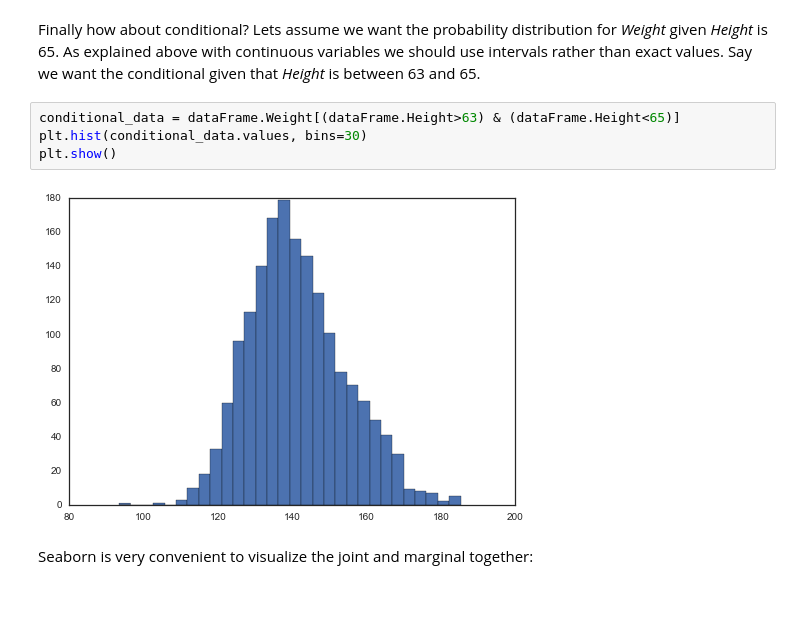
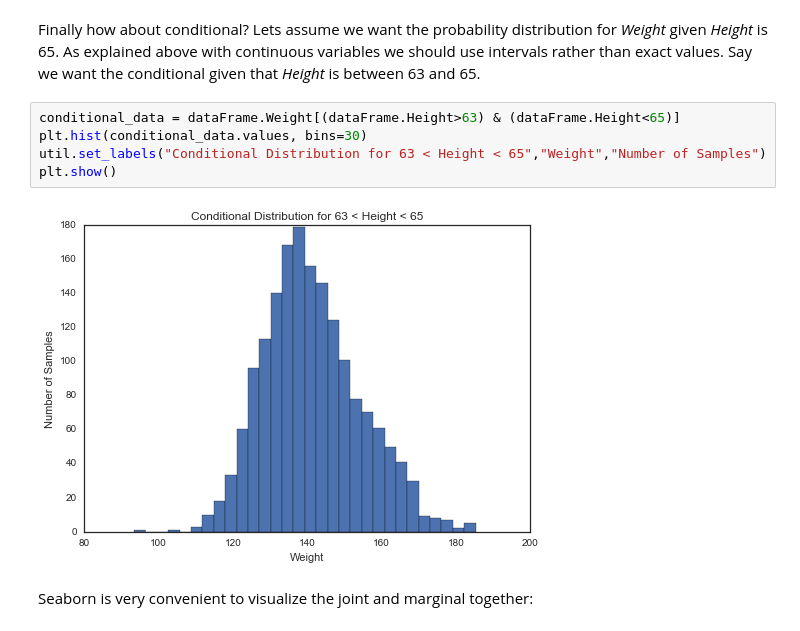
Before and after one commit to amlsf/stochastic_methods, a Jupyter notebook: Lectures/Lecture02_Probability_Review.ipynb, the cells around one changed output. Saved outputs shown, nothing was run; the diff lists cells and outputs as text; blank space fills up the shorter version.

Commit message:
Added axis labels and conditional correction.

```diff
--- a/Lectures/Lecture02_Probability_Review.ipynb
+++ b/Lectures/Lecture02_Probability_Review.ipynb
@@ -321,9 +321,10 @@ Finally how about conditional? Lets assume we want the probability distribution
 # %%
 conditional_data = dataFrame.Weight[(dataFrame.Height>63) & (dataFrame.Height<65)]
 plt.hist(conditional_data.values, bins=30)
+util.set_labels("Conditional Distribution for 63 < Height < 65","Weight","Number of Samples")
 plt.show()
 # %% [output]
-[figure, old version]
+[figure, new version]
 # %% [markdown]
 Seaborn is very convenient to visualize the joint and marginal together:
 # %%
```
Also changed, not shown: parts of 6 cells of this notebook.
